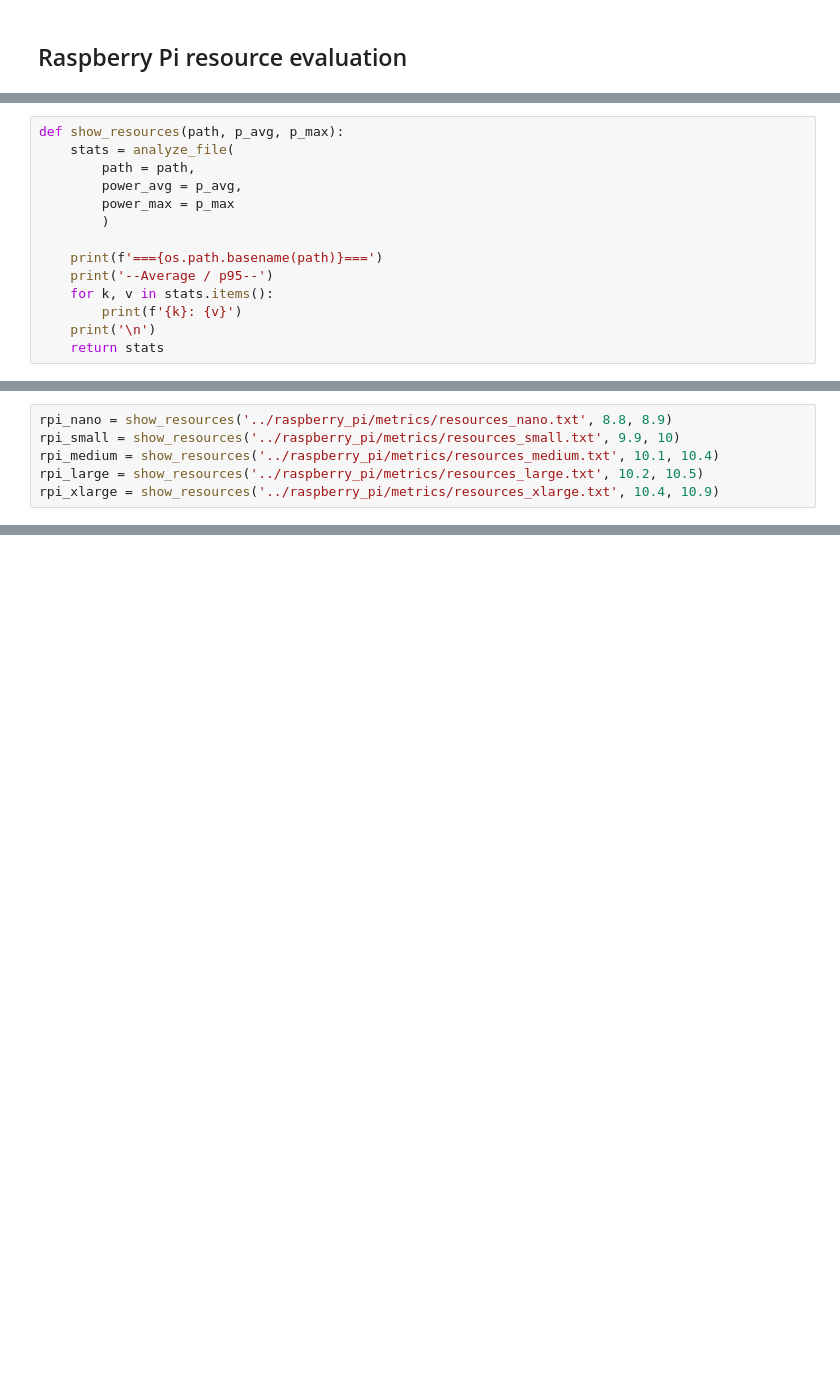
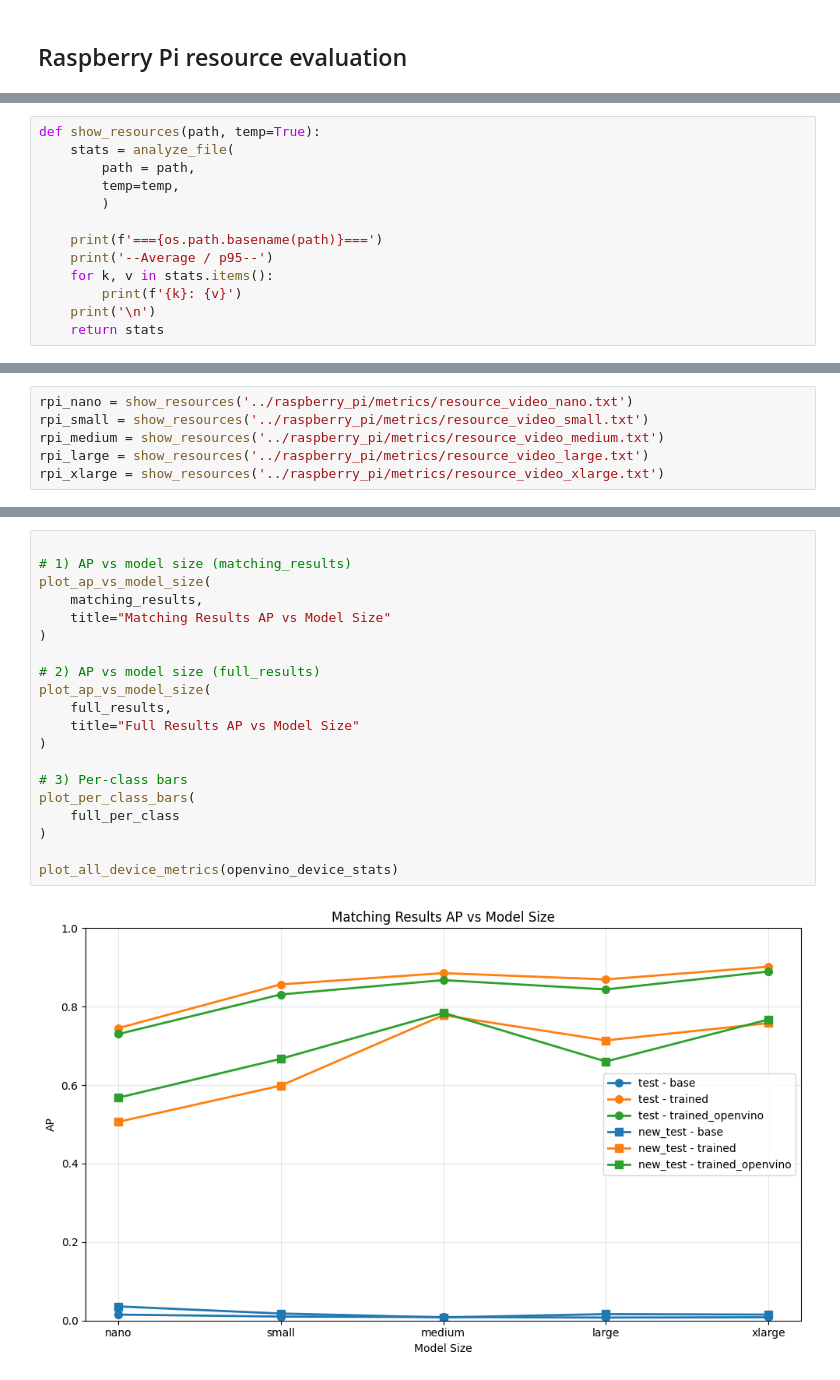
Before and after one commit to KlaidasKaralevicius/Bachelors_Thesis, a Jupyter notebook: code/test.ipynb, the cells around one changed output, grey strips where cells are left out. Cells and saved outputs as stored; diff of their text form; blank space fills up the shorter version.

Commit message:
raspberry pi live test

```diff
--- a/code/test.ipynb
+++ b/code/test.ipynb
@@ -699,11 +711,10 @@ def analyze_file(path, power_avg=None, power_max=None):
 
     return results
 # %%
-def show_resources(path, p_avg, p_max):
+def show_resources(path, temp=True):
     stats = analyze_file(
         path = path,
-        power_avg = p_avg,
-        power_max = p_max
+        temp=temp,
         )
 
     print(f'==={os.path.basename(path)}===')
@@ -715,7 +728,7 @@ def show_resources(path, p_avg, p_max):
 # %%
-rpi_nano = show_resources('../raspberry_pi/metrics/resources_nano.txt', 8.8, 8.9)
-rpi_small = show_resources('../raspberry_pi/metrics/resources_small.txt', 9.9, 10)
-rpi_medium = show_resources('../raspberry_pi/metrics/resources_medium.txt', 10.1, 10.4)
-rpi_large = show_resources('../raspberry_pi/metrics/resources_large.txt', 10.2, 10.5)
-rpi_xlarge = show_resources('../raspberry_pi/metrics/resources_xlarge.txt', 10.4, 10.9)
+rpi_nano = show_resources('../raspberry_pi/metrics/resource_video_nano.txt')
+rpi_small = show_resources('../raspberry_pi/metrics/resource_video_small.txt')
+rpi_medium = show_resources('../raspberry_pi/metrics/resource_video_medium.txt')
+rpi_large = show_resources('../raspberry_pi/metrics/resource_video_large.txt')
+rpi_xlarge = show_resources('../raspberry_pi/metrics/resource_video_xlarge.txt')
 # %% [output]
@@ -738,0 +1055,22 @@ power: 10.40W / 10.90W
+# %%
+
+# 1) AP vs model size (matching_results)
+plot_ap_vs_model_size(
+    matching_results,
+    title="Matching Results AP vs Model Size"
+)
+
+# 2) AP vs model size (full_results)
+plot_ap_vs_model_size(
+    full_results,
+    title="Full Results AP vs Model Size"
+)
+
+# 3) Per-class bars
+plot_per_class_bars(
+    full_per_class
+)
+
+plot_all_device_metrics(openvino_device_stats)
+# %% [output]
+[figure, added]
```
Also changed, not shown: parts of 23 cells of this notebook.
